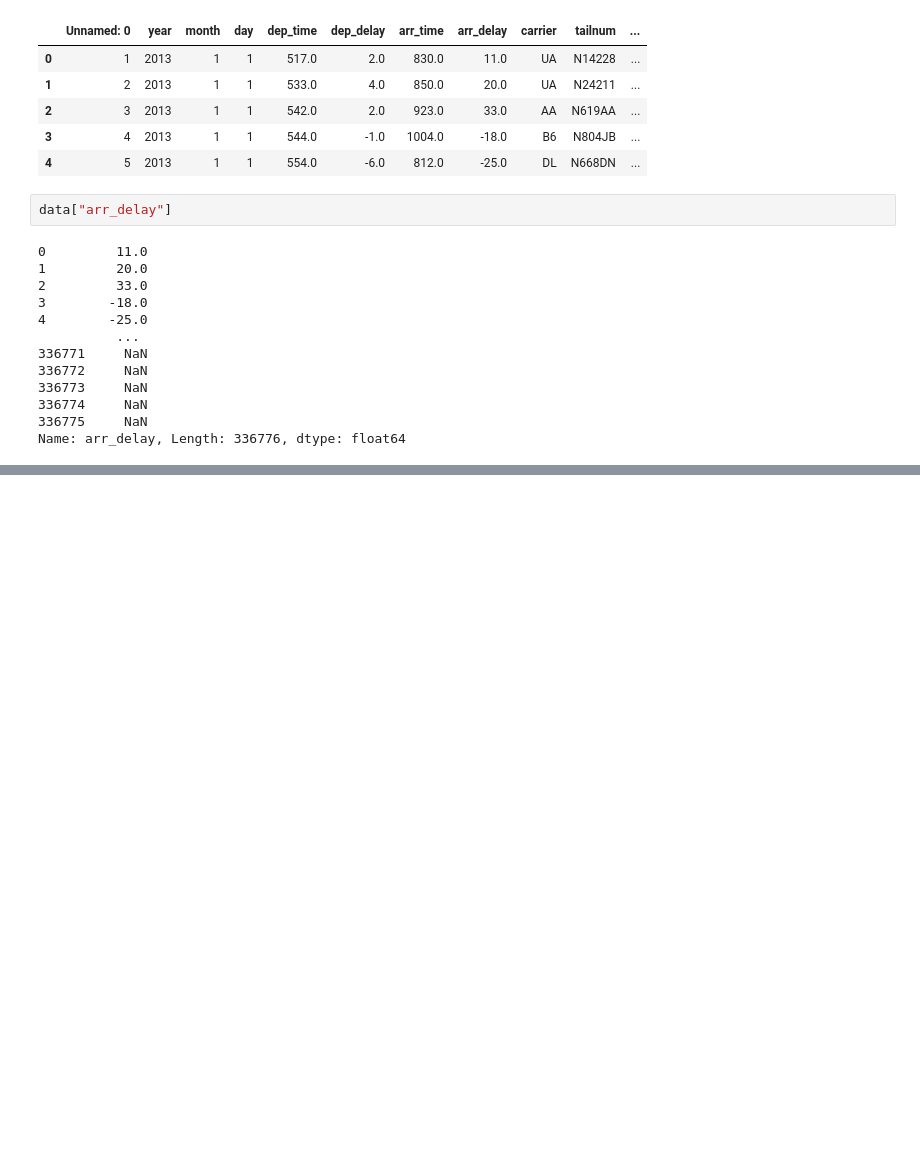
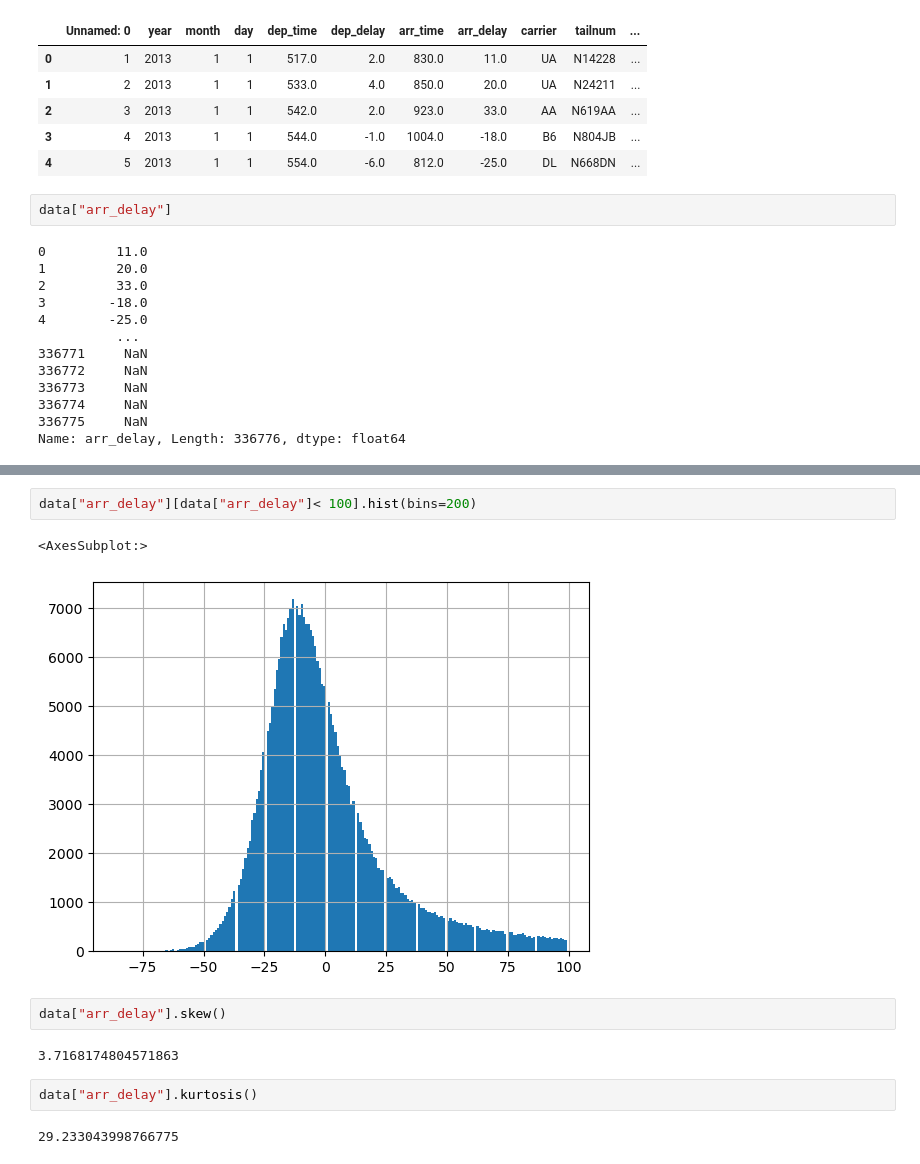
Before and after one commit to HadiTajari/flight-project, a Jupyter notebook: flights.ipynb, the cells around one changed output, grey strips where cells are left out. Cells and saved outputs as stored; diff of their text form; blank space fills up the shorter version.

```diff
--- a/flights.ipynb
+++ b/flights.ipynb
@@ -40,0 +68,13 @@ data["arr_delay"].p
+# %%
+data["arr_delay"][data["arr_delay"]< 100].hist(bins=200)
+# %% [output]
+<AxesSubplot:>
+[figure, added]
+# %%
+data["arr_delay"].skew()
+# %% [output]
+3.7168174804571863
+# %%
+data["arr_delay"].kurtosis()
+# %% [output]
+29.233043998766775
```
Also changed, not shown: parts of 10 cells of this notebook.
